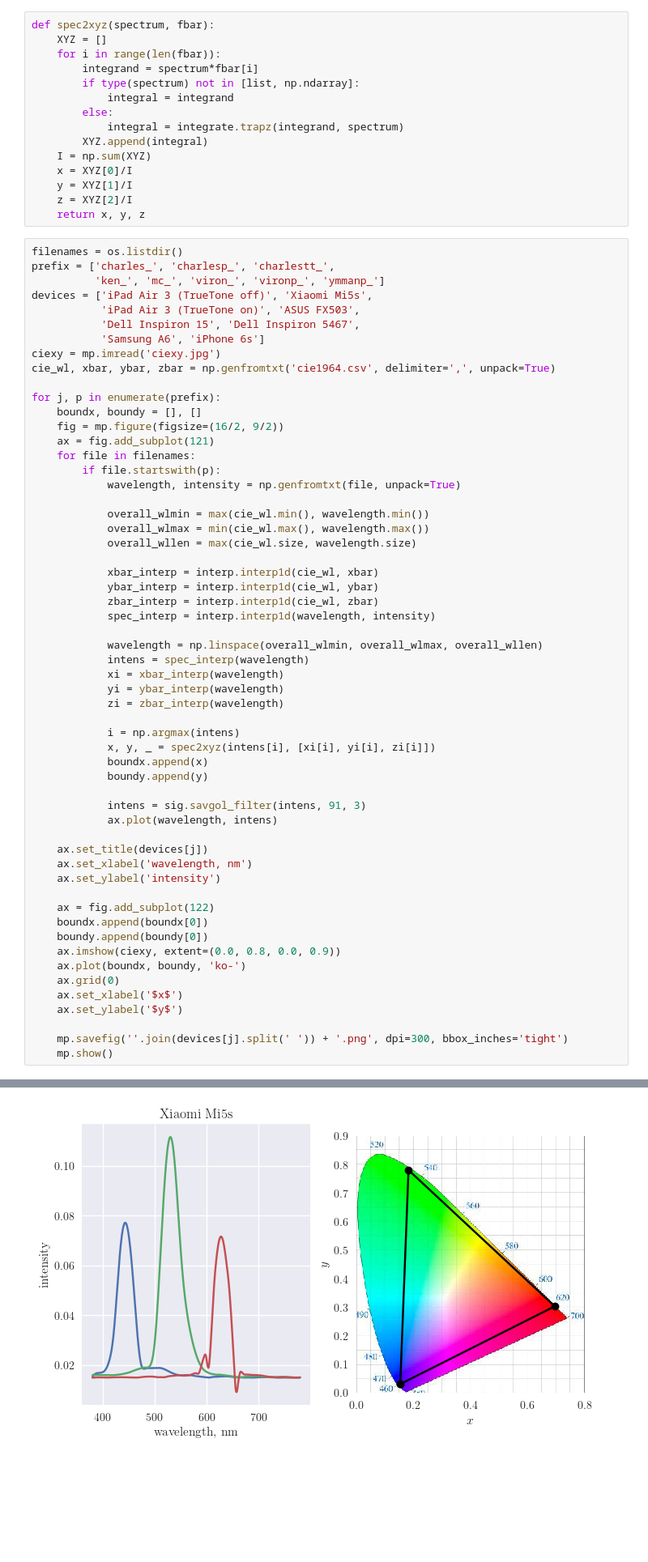
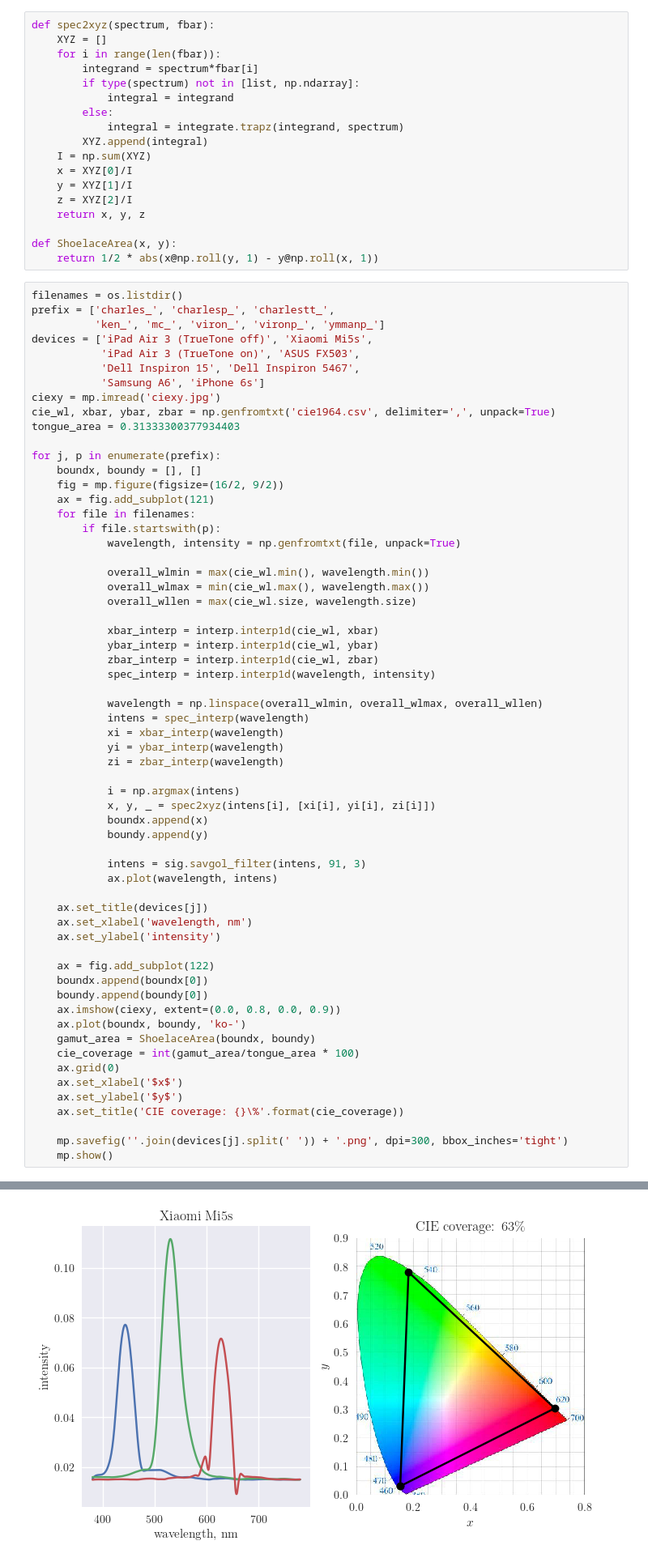
Before and after one commit to kvdomingo/AP187, a Jupyter notebook: Activity 7/187-7.ipynb, the cells around one changed output, grey strips where cells are left out. Shown at 81% size. Cells and saved outputs as stored; diff of their text form; blank space fills up the shorter version.

Commit message:
added CIE coverage

```diff
--- a/Activity 7/187-7.ipynb
+++ b/Activity 7/187-7.ipynb
@@ -29,6 +29,9 @@ def spec2xyz(spectrum, fbar):
     y = XYZ[1]/I
     z = XYZ[2]/I
     return x, y, z
+
+def ShoelaceArea(x, y):
+    return 1/2 * abs(x@np.roll(y, 1) - y@np.roll(x, 1))
 # %%
 filenames = os.listdir()
 prefix = ['charles_', 'charlesp_', 'charlestt_',
@@ -39,6 +42,7 @@ devices = ['iPad Air 3 (TrueTone off)', 'Xiaomi Mi5s',
            'Samsung A6', 'iPhone 6s']
 ciexy = mp.imread('ciexy.jpg')
 cie_wl, xbar, ybar, zbar = np.genfromtxt('cie1964.csv', delimiter=',', unpack=True)
+tongue_area = 0.31333300377934403
 
 for j, p in enumerate(prefix):
     boundx, boundy = [], []
@@ -80,9 +84,12 @@ for j, p in enumerate(prefix):
     boundy.append(boundy[0])
     ax.imshow(ciexy, extent=(0.0, 0.8, 0.0, 0.9))
     ax.plot(boundx, boundy, 'ko-')
+    gamut_area = ShoelaceArea(boundx, boundy)
+    cie_coverage = int(gamut_area/tongue_area * 100)
     ax.grid(0)
     ax.set_xlabel('$x$')
     ax.set_ylabel('$y$')
+    ax.set_title('CIE coverage: {}\%'.format(cie_coverage))
 
     mp.savefig(''.join(devices[j].split(' ')) + '.png', dpi=300, bbox_inches='tight')
     mp.show()
@@ -91 +98 @@ for j, p in enumerate(prefix):
-[figure, old version]
+[figure, new version]
```
Also changed, not shown: parts of 1 cell of this notebook, 9 other files.
